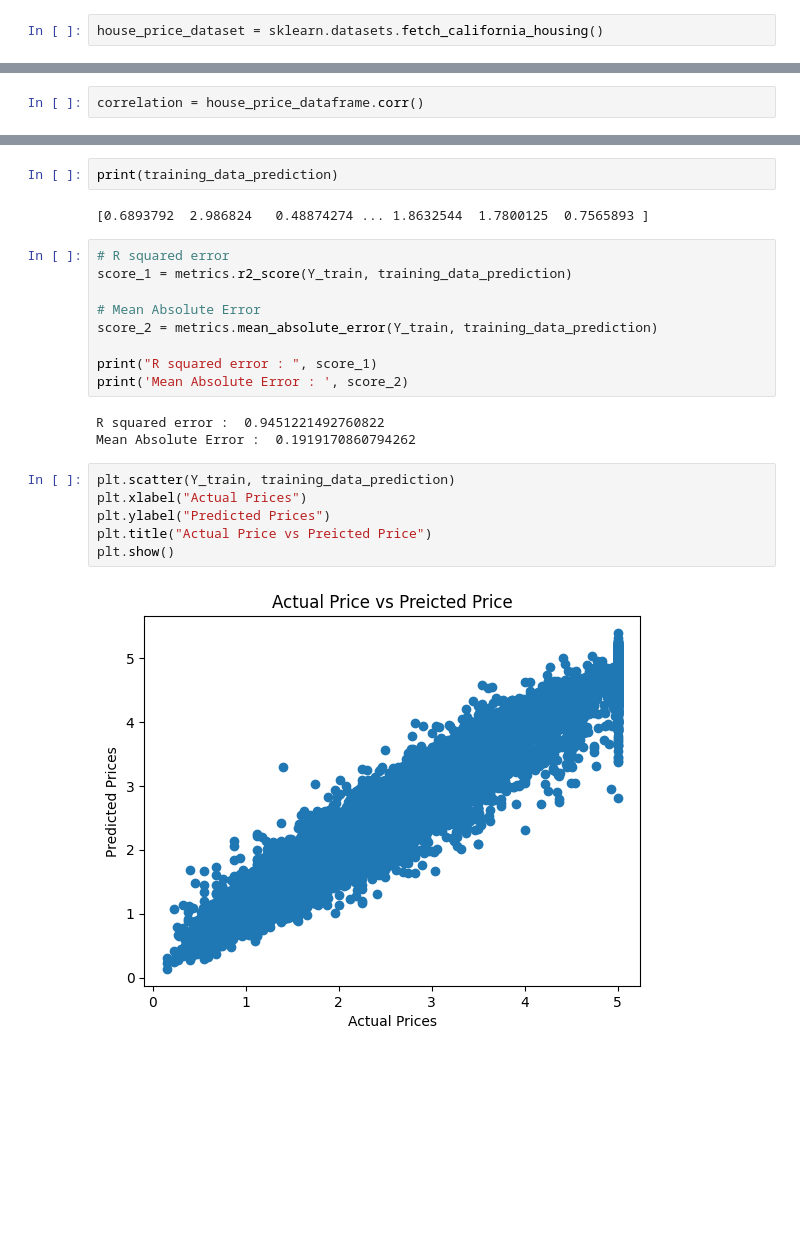
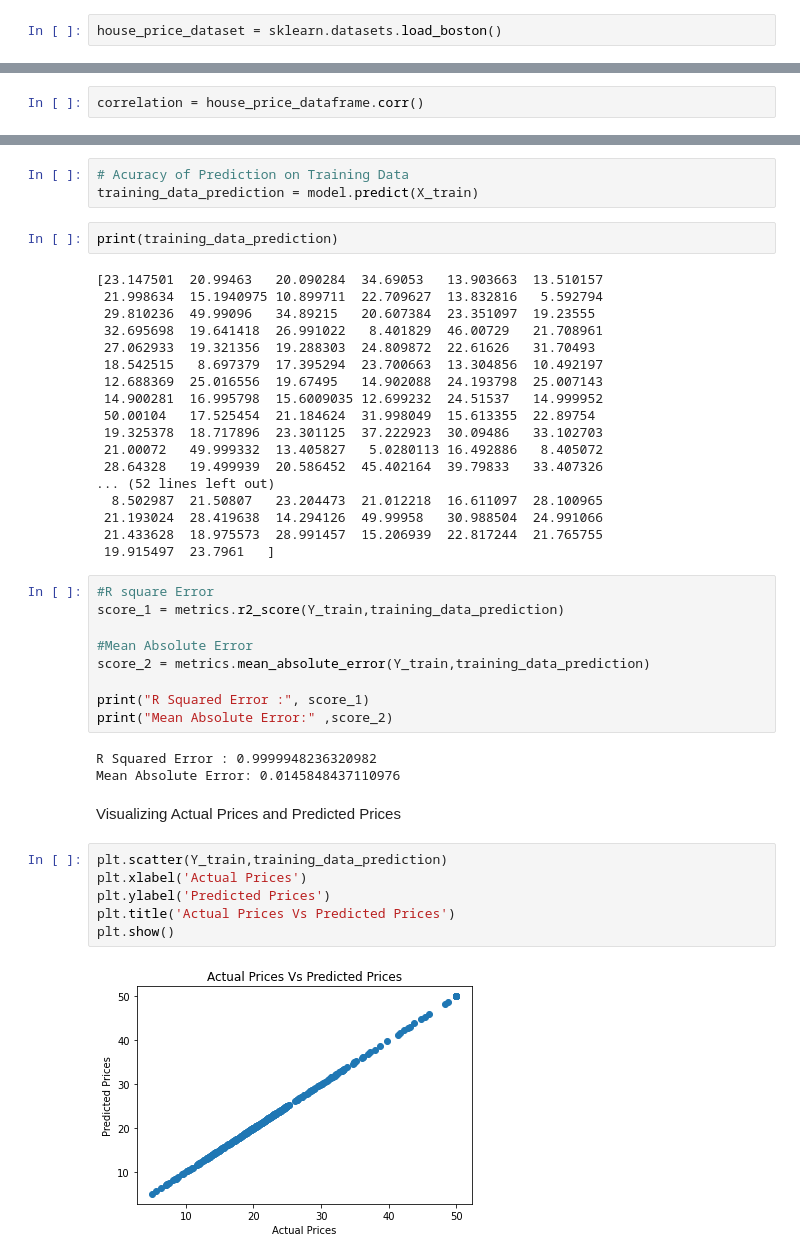
Before and after one commit to HR-04/House_Price_Prediction, a Jupyter notebook: HousePricePrediction.ipynb, the cells around one changed output, grey strips where cells are left out. Cells and saved outputs as stored; diff of their text form; blank space fills up the shorter version.

Commit message:
Simple prediction using Boston dataset.

```diff
--- a/HousePricePrediction.ipynb
+++ b/HousePricePrediction.ipynb
@@ -12,2 +14,2 @@ from sklearn import metrics
 # %%
-house_price_dataset = sklearn.datasets.fetch_california_housing()
+house_price_dataset = sklearn.datasets.load_boston()
@@ -137,24 +191,45 @@ training_data_prediction = model.predict(X_train)
+# %%
+# Acuracy of Prediction on Training Data
+training_data_prediction = model.predict(X_train)
 # %%
 print(training_data_prediction)
 # %% [output]
-[0.6893792  2.986824   0.48874274 ... 1.8632544  1.7800125  0.7565893 ]
+[23.147501  20.99463   20.090284  34.69053   13.903663  13.510157
+ 21.998634  15.1940975 10.899711  22.709627  13.832816   5.592794
+ 29.810236  49.99096   34.89215   20.607384  23.351097  19.23555
+ 32.695698  19.641418  26.991022   8.401829  46.00729   21.708961
+ 27.062933  19.321356  19.288303  24.809872  22.61626   31.70493
+ 18.542515   8.697379  17.395294  23.700663  13.304856  10.492197
+ 12.688369  25.016556  19.67495   14.902088  24.193798  25.007143
+ 14.900281  16.995798  15.6009035 12.699232  24.51537   14.999952
+ 50.00104   17.525454  21.184624  31.998049  15.613355  22.89754
+ 19.325378  18.717896  23.301125  37.222923  30.09486   33.102703
+ 21.00072   49.999332  13.405827   5.0280113 16.492886   8.405072
+ 28.64328   19.499939  20.586452  45.402164  39.79833   33.407326
+... (52 lines left out)
+  8.502987  21.50807   23.204473  21.012218  16.611097  28.100965
+ 21.193024  28.419638  14.294126  49.99958   30.988504  24.991066
+ 21.433628  18.975573  28.991457  15.206939  22.817244  21.765755
+ 19.915497  23.7961   ]
 # %%
-# R squared error
-score_1 = metrics.r2_score(Y_train, training_data_prediction)
+#R square Error
+score_1 = metrics.r2_score(Y_train,training_data_prediction)
 
-# Mean Absolute Error
-score_2 = metrics.mean_absolute_error(Y_train, training_data_prediction)
+#Mean Absolute Error
+score_2 = metrics.mean_absolute_error(Y_train,training_data_prediction)
 
-print("R squared error : ", score_1)
-print('Mean Absolute Error : ', score_2)
+print("R Squared Error :", score_1)
+print("Mean Absolute Error:" ,score_2)
 # %% [output]
-R squared error :  0.9451221492760822
-Mean Absolute Error :  0.1919170860794262
+R Squared Error : 0.9999948236320982
+Mean Absolute Error: 0.0145848437110976
+# %% [markdown]
+Visualizing Actual Prices and Predicted Prices
 # %%
-plt.scatter(Y_train, training_data_prediction)
-plt.xlabel("Actual Prices")
-plt.ylabel("Predicted Prices")
-plt.title("Actual Price vs Preicted Price")
+plt.scatter(Y_train,training_data_prediction)
+plt.xlabel('Actual Prices')
+plt.ylabel('Predicted Prices')
+plt.title('Actual Prices Vs Predicted Prices')
 plt.show()
 # %% [output]
-[figure, old version]
+[figure, new version]
```
Also changed, not shown: parts of 34 cells of this notebook.
